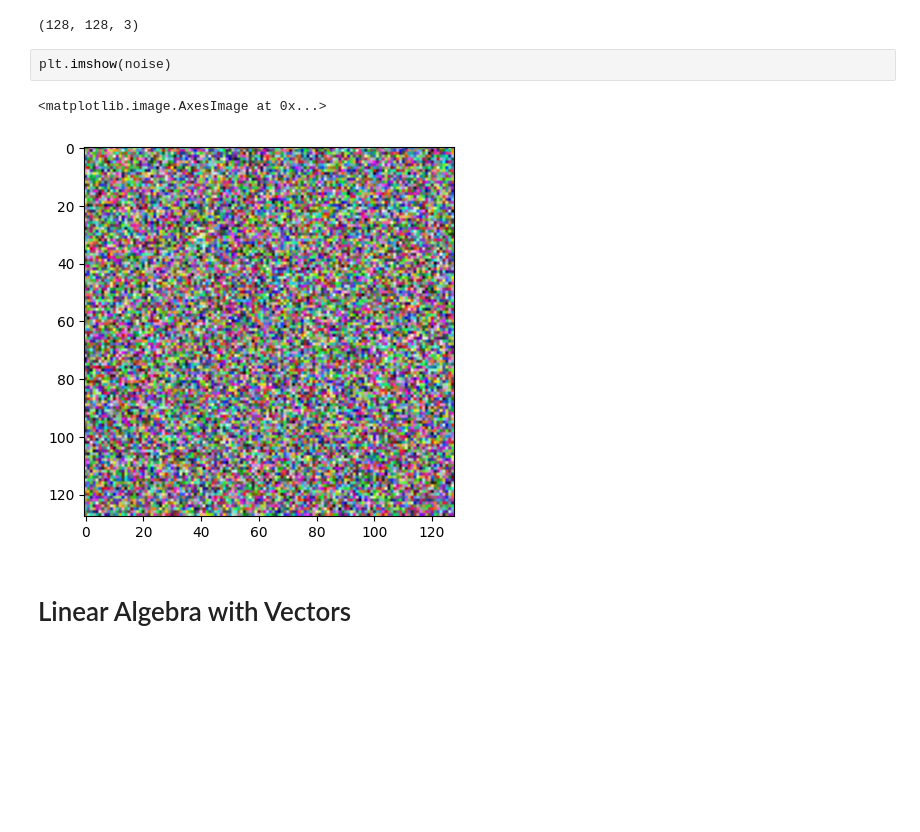
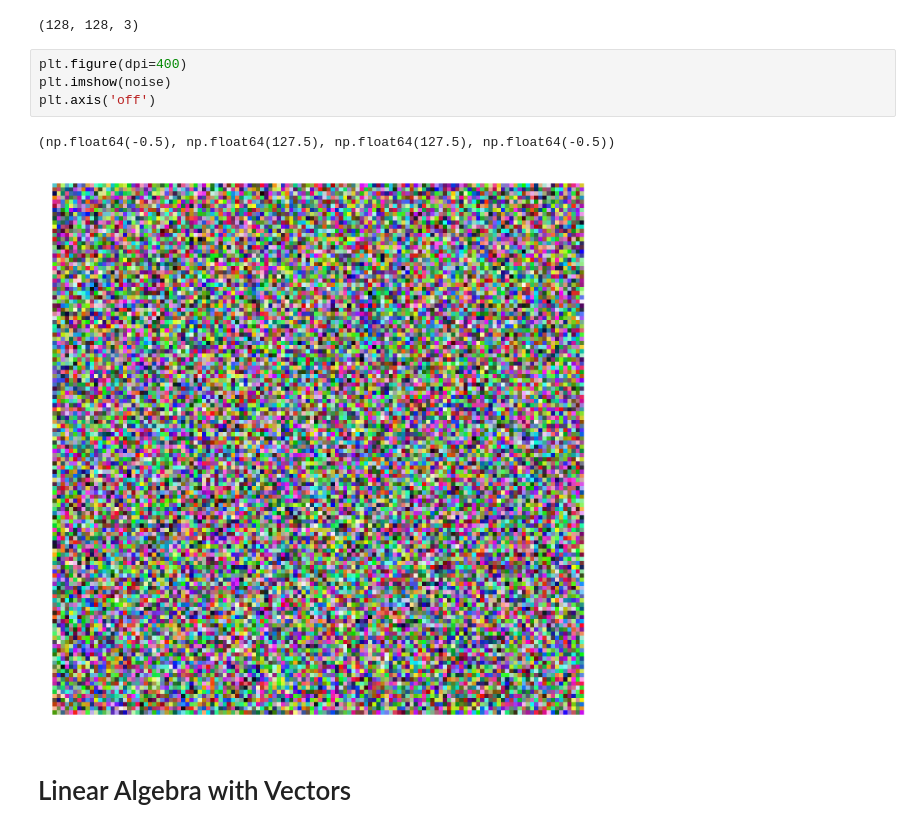
Before and after one commit to erfaw/elasti_py, a Jupyter notebook: Day077-erf/Computation with NumPy (start)/Computation_with_NumPy_and_N_Dimensional_Arrays_(start).ipynb, the cells around one changed output. Cells and saved outputs as stored; diff of their text form; blank space fills up the shorter version.

```diff
--- a/Day077-erf/Computation with NumPy (start)/Computation_with_NumPy_and_N_Dimensional_Arrays_(start).ipynb
+++ b/Day077-erf/Computation with NumPy (start)/Computation_with_NumPy_and_N_Dimensional_Arrays_(start).ipynb
@@ -240,10 +240,12 @@ noise.shape
 # %% [output]
 (128, 128, 3)
 # %%
+plt.figure(dpi=400)
 plt.imshow(noise)
+plt.axis('off')
 # %% [output]
-<matplotlib.image.AxesImage at 0x...>
+(np.float64(-0.5), np.float64(127.5), np.float64(127.5), np.float64(-0.5))
-[figure, old version]
+[figure, new version]
 # %% [markdown]
 # Linear Algebra with Vectors
 # %%
```
Also changed, not shown: parts of 5 cells of this notebook.
